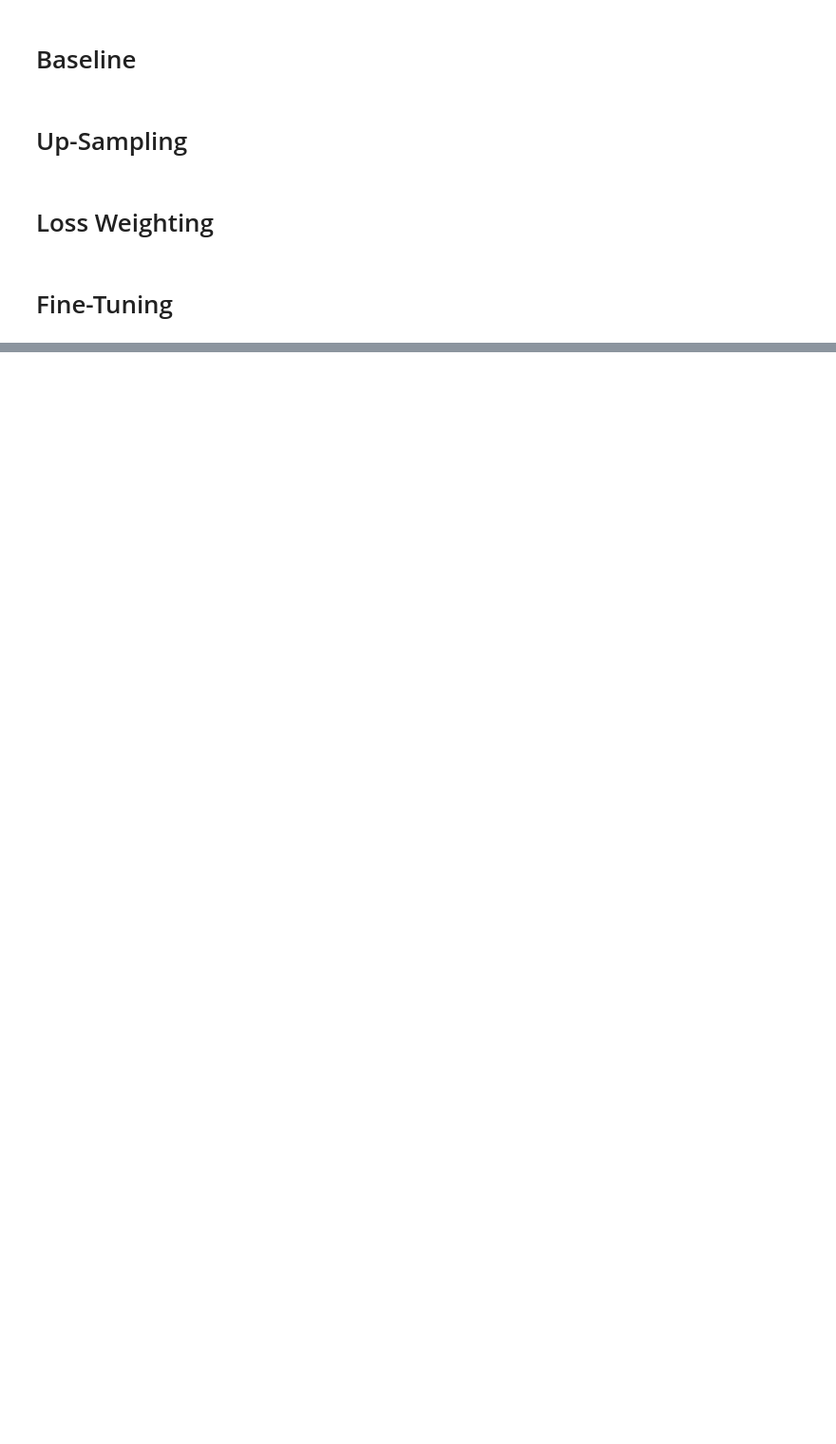
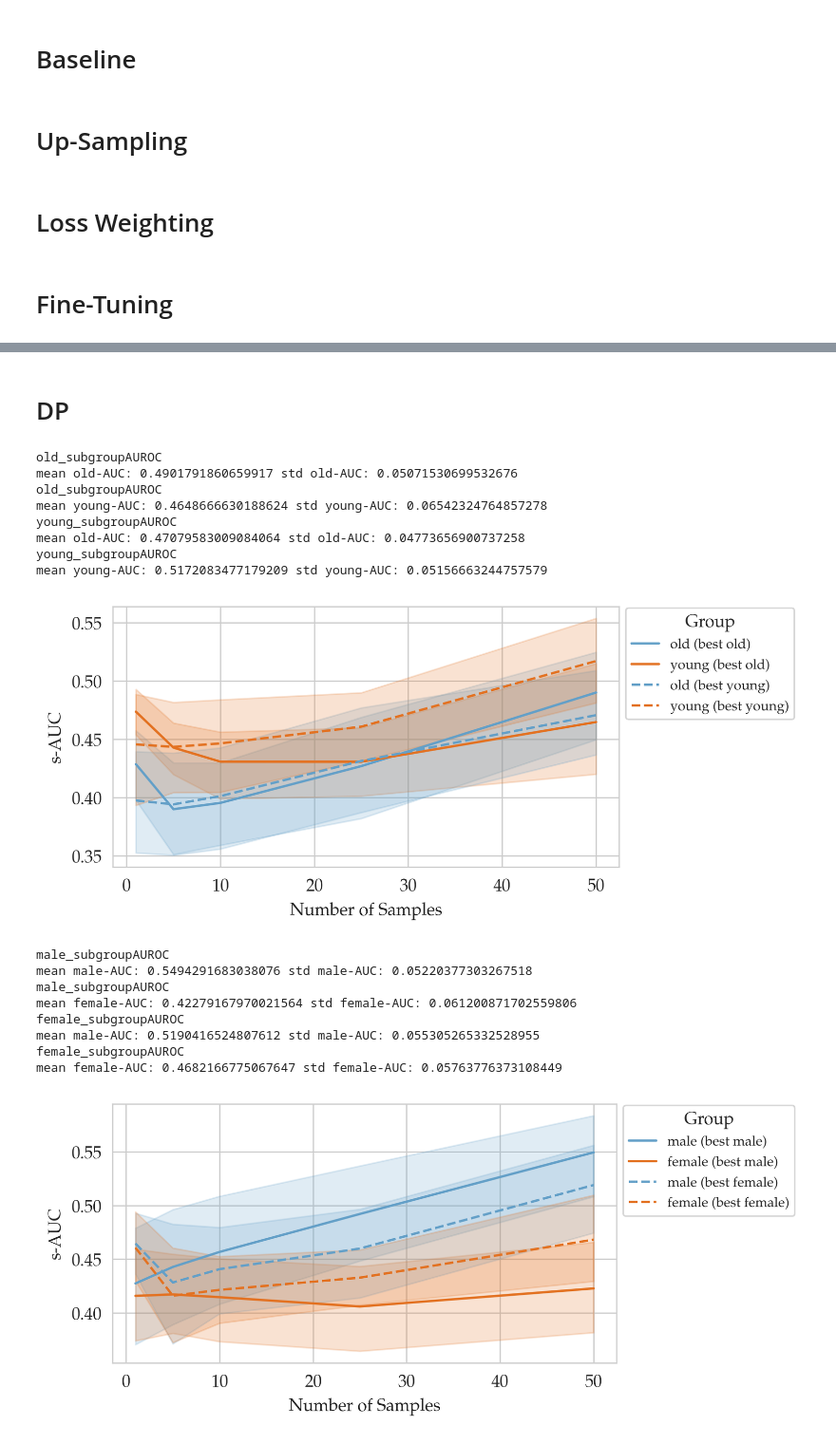
Before and after one commit to JohannesGetzner/fair-uad-with-dp, a Jupyter notebook: src_refactored/mitigation_strategies_results_plots.ipynb, the cells around one changed output, grey strips where cells are left out. Shown at 95% size. Cells and saved outputs as stored; diff of their text form; code cells hidden in the pictures; blank space fills up the shorter version.

```diff
--- a/src_refactored/mitigation_strategies_results_plots.ipynb
+++ b/src_refactored/mitigation_strategies_results_plots.ipynb
@@ -145,0 +286,30 @@ plot_data(data,log_dir="fine_tuning", override_insignificance=True, legend_outsi
+# %% [markdown]
+# DP
+# %%
+data_DP = data_DP[[*metrics, "dataset", "seed", "score_var","num_samples"]]
+data_DP = data_DP.melt(id_vars=["seed", "dataset", "score_var","num_samples"], var_name="metric", value_name="value")
+# %%
+data_DP = data_DP.loc[data_DP["score_var"] != "AUROC"]
+data_DP.metric = data_DP.metric.str.replace("test/", "")
+data_DP.metric = data_DP.metric.str.replace("_subgroupAUROC", "")
+# %%
+plot_coresetselection(data_DP, dp=True)
+# %% [output]
+old_subgroupAUROC
+mean old-AUC: 0.4901791860659917 std old-AUC: 0.05071530699532676
+old_subgroupAUROC
+mean young-AUC: 0.4648666630188624 std young-AUC: 0.06542324764857278
+young_subgroupAUROC
+mean old-AUC: 0.47079583009084064 std old-AUC: 0.04773656900737258
+young_subgroupAUROC
+mean young-AUC: 0.5172083477179209 std young-AUC: 0.05156663244757579
+[figure, added]
+male_subgroupAUROC
+mean male-AUC: 0.5494291683038076 std male-AUC: 0.05220377303267518
+male_subgroupAUROC
+mean female-AUC: 0.42279167970021564 std female-AUC: 0.061200871702559806
+female_subgroupAUROC
+mean male-AUC: 0.5190416524807612 std male-AUC: 0.055305265332528955
+female_subgroupAUROC
+mean female-AUC: 0.4682166775067647 std female-AUC: 0.05763776373108449
+[figure, added]
```
Also changed, not shown: parts of 17 cells of this notebook, 11 other files.
